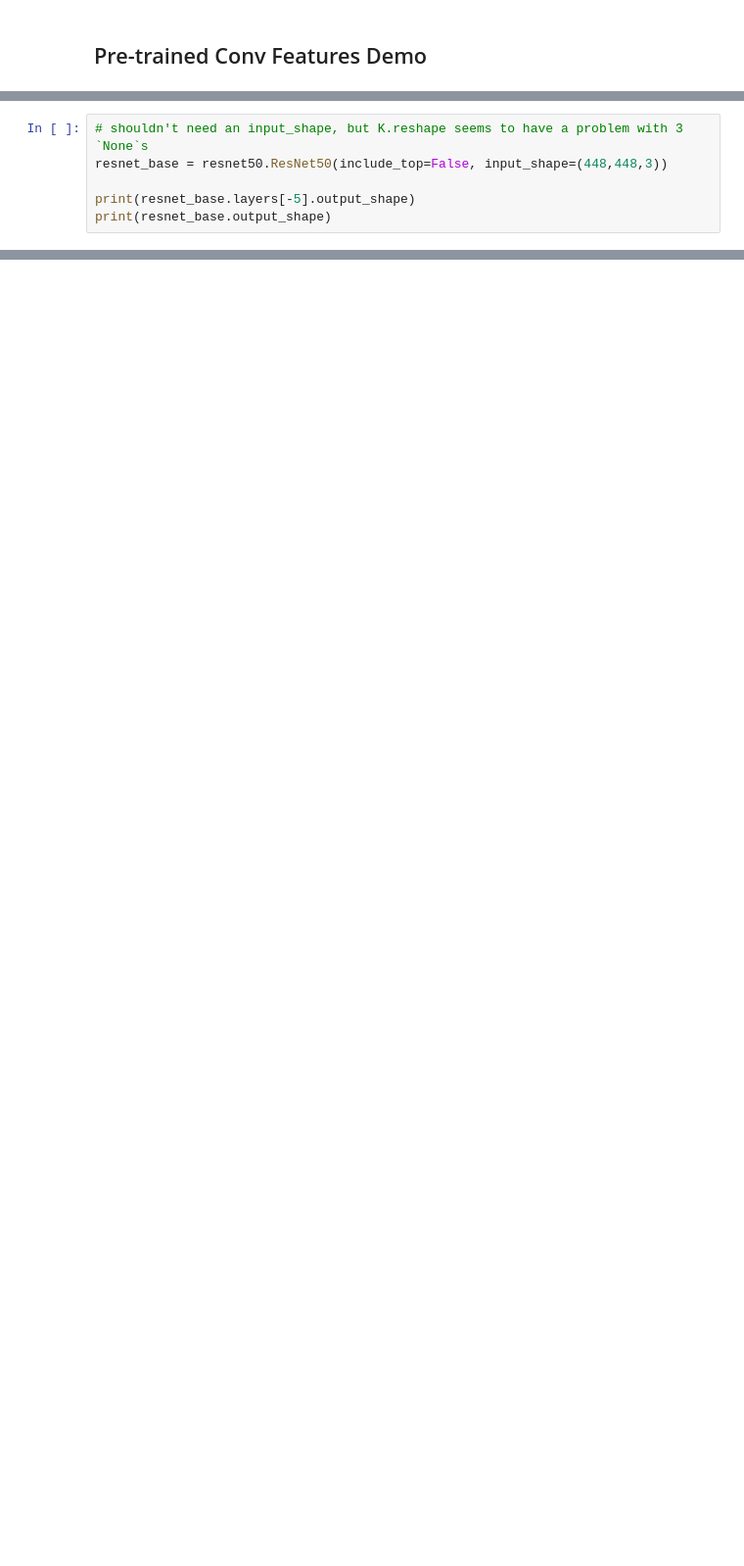
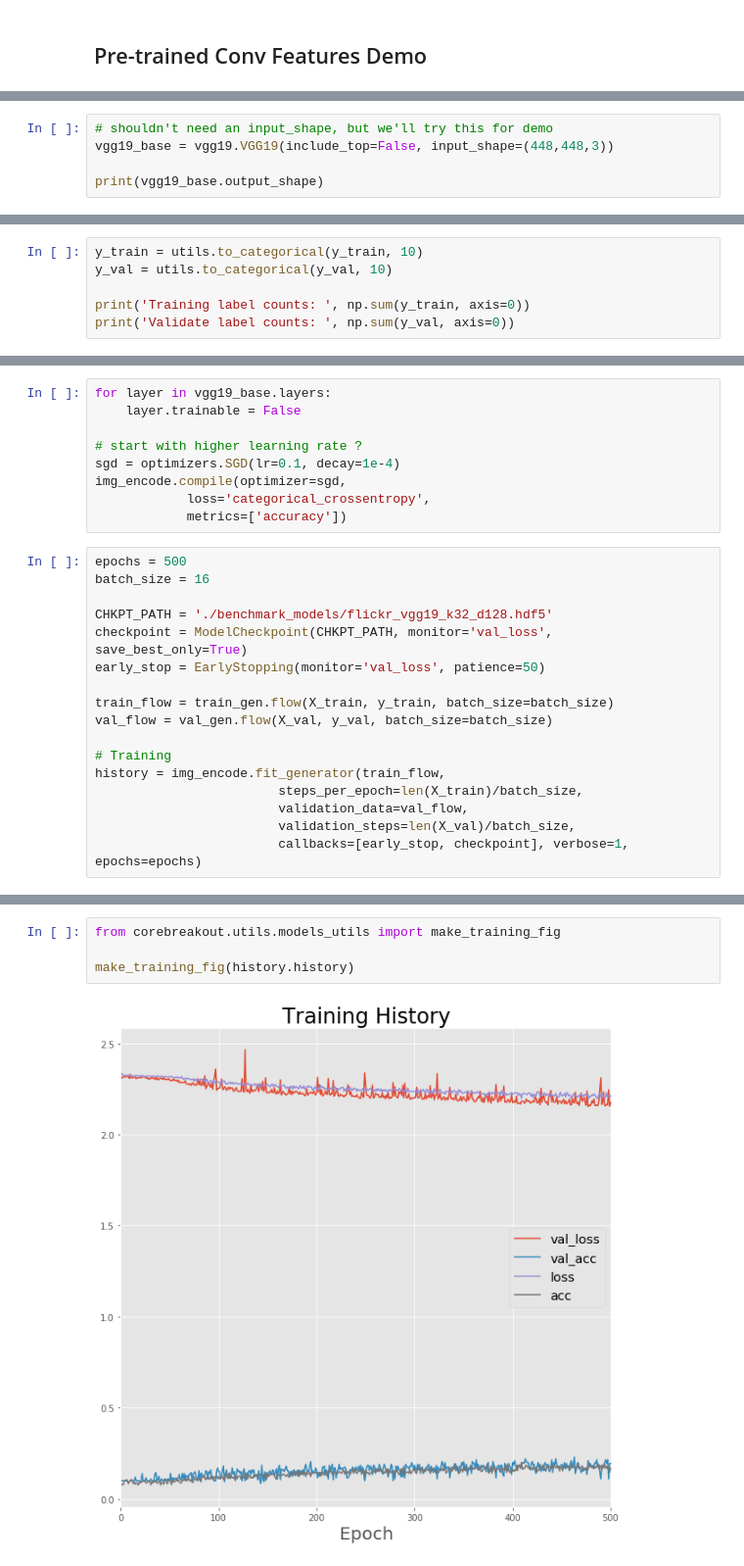
Before and after one commit to rgmyr/keras-texture, a Jupyter notebook: enc_test.ipynb, the cells around one changed output, grey strips where cells are left out. Shown at 98% size. Saved outputs shown, nothing was run; the diff lists cells and outputs as text; blank space fills up the shorter version.

```diff
--- a/enc_test.ipynb
+++ b/enc_test.ipynb
@@ -62,6 +61,5 @@ from keras.applications import resnet50
 # %%
-# shouldn't need an input_shape, but K.reshape seems to have a problem with 3 `None`s
-resnet_base = resnet50.ResNet50(include_top=False, input_shape=(448,448,3))
+# shouldn't need an input_shape, but we'll try this for demo
+vgg19_base = vgg19.VGG19(include_top=False, input_shape=(448,448,3))
 
-print(resnet_base.layers[-5].output_shape)
-print(resnet_base.output_shape)
+print(vgg19_base.output_shape)
@@ -109,0 +163,6 @@ print(encoding.shape, pred.shape)
+# %%
+y_train = utils.to_categorical(y_train, 10)
+y_val = utils.to_categorical(y_val, 10)
+
+print('Training label counts: ', np.sum(y_train, axis=0))
+print('Validate label counts: ', np.sum(y_val, axis=0))
@@ -109,0 +172,26 @@ print(encoding.shape, pred.shape)
+# %%
+for layer in vgg19_base.layers:
+    layer.trainable = False
+
+# start with higher learning rate ?
+sgd = optimizers.SGD(lr=0.1, decay=1e-4)
+img_encode.compile(optimizer=sgd,
+            loss='categorical_crossentropy',
+            metrics=['accuracy'])
+# %%
+epochs = 500
+batch_size = 16
+
+CHKPT_PATH = './benchmark_models/flickr_vgg19_k32_d128.hdf5'
+checkpoint = ModelCheckpoint(CHKPT_PATH, monitor='val_loss', save_best_only=True)
+early_stop = EarlyStopping(monitor='val_loss', patience=50)
+
+train_flow = train_gen.flow(X_train, y_train, batch_size=batch_size)
+val_flow = val_gen.flow(X_val, y_val, batch_size=batch_size)
+
+# Training
+history = img_encode.fit_generator(train_flow,
+                        steps_per_epoch=len(X_train)/batch_size,
+                        validation_data=val_flow,
+                        validation_steps=len(X_val)/batch_size,
+                        callbacks=[early_stop, checkpoint], verbose=1, epochs=epochs)
@@ -109,0 +216,6 @@ print(encoding.shape, pred.shape)
+# %%
+from corebreakout.utils.models_utils import make_training_fig
+
+make_training_fig(history.history)
+# %% [output]
+[figure, added]
```
Also changed, not shown: parts of 26 cells of this notebook, 2 other files.
